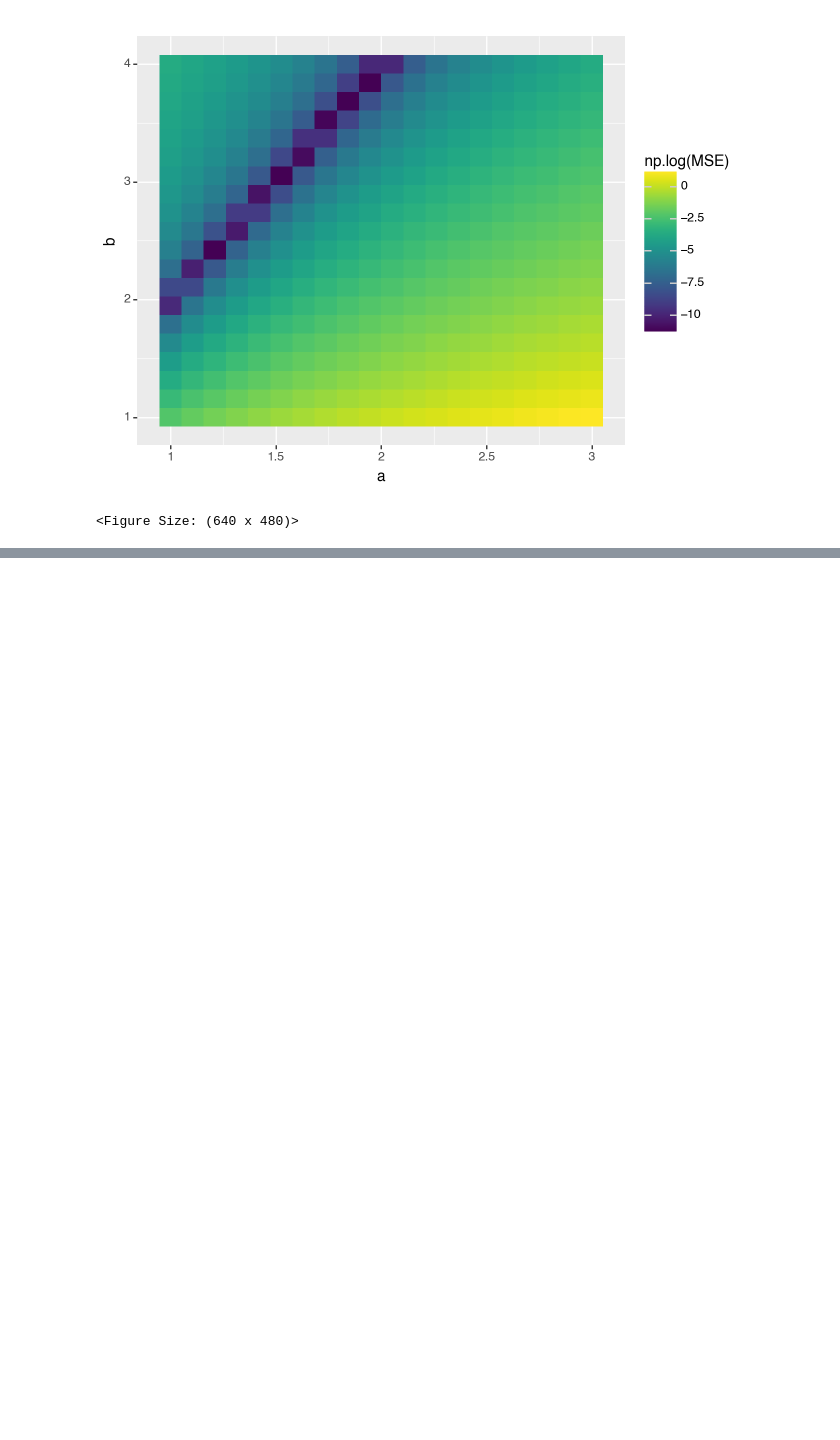
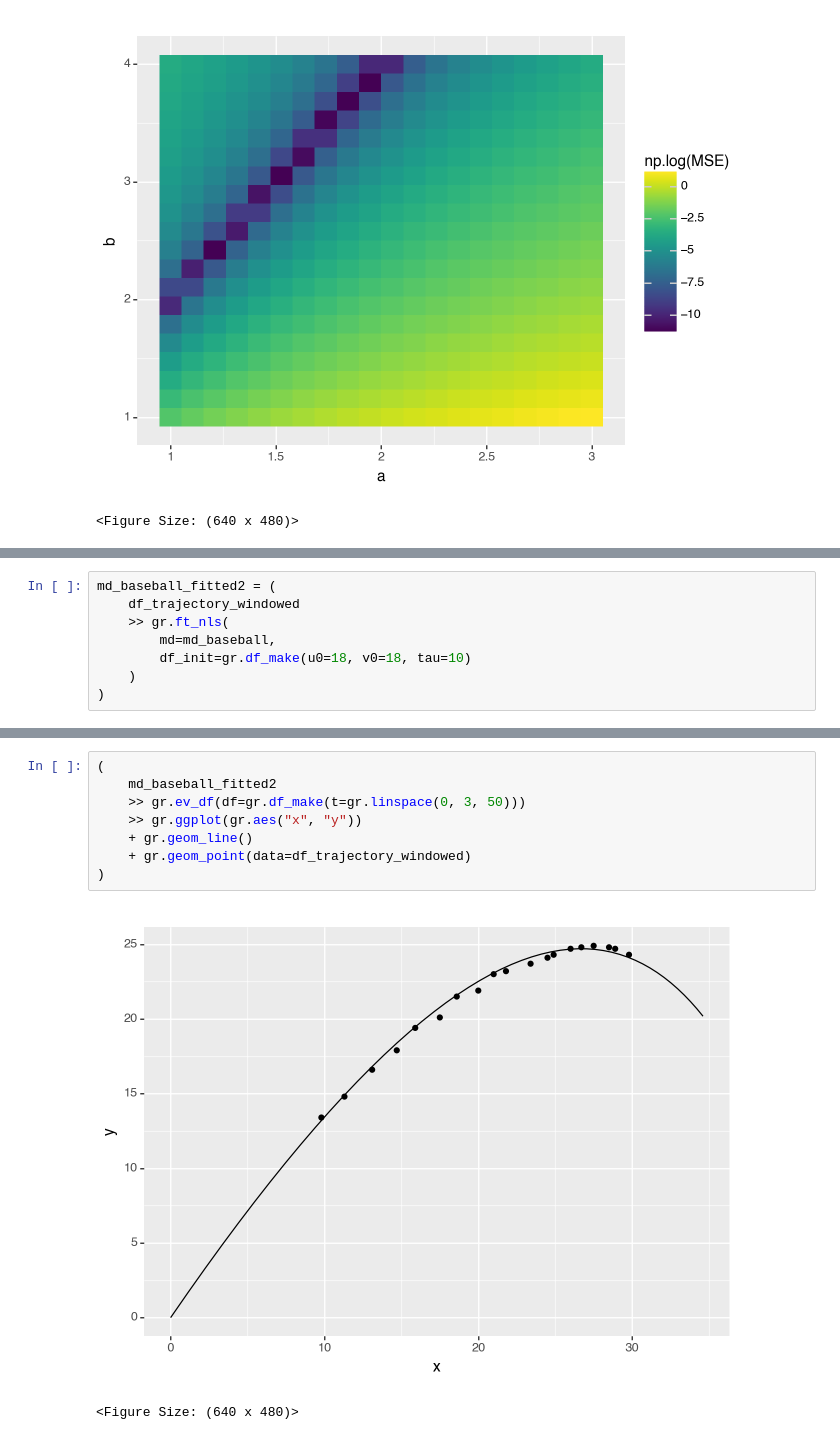
Before and after one commit to zdelrosario/pdo-notes, a Jupyter notebook: 2026/day06.ipynb, the cells around one changed output, grey strips where cells are left out. Cells and saved outputs as stored; diff of their text form; blank space fills up the shorter version.

```diff
--- a/2026/day06.ipynb
+++ b/2026/day06.ipynb
@@ -281,0 +359,8 @@ model: Unidentifiabl (Fitted)
+# %%
+md_baseball_fitted2 = (
+    df_trajectory_windowed
+    >> gr.ft_nls(
+        md=md_baseball,
+        df_init=gr.df_make(u0=18, v0=18, tau=10)
+    )
+)
@@ -281,0 +377,11 @@ model: Unidentifiabl (Fitted)
+# %%
+(
+    md_baseball_fitted2
+    >> gr.ev_df(df=gr.df_make(t=gr.linspace(0, 3, 50)))
+    >> gr.ggplot(gr.aes("x", "y"))
+    + gr.geom_line()
+    + gr.geom_point(data=df_trajectory_windowed)
+)
+# %% [output]
+[figure, added]
+<Figure Size: (640 x 480)>
```
Also changed, not shown: parts of 11 cells of this notebook.
